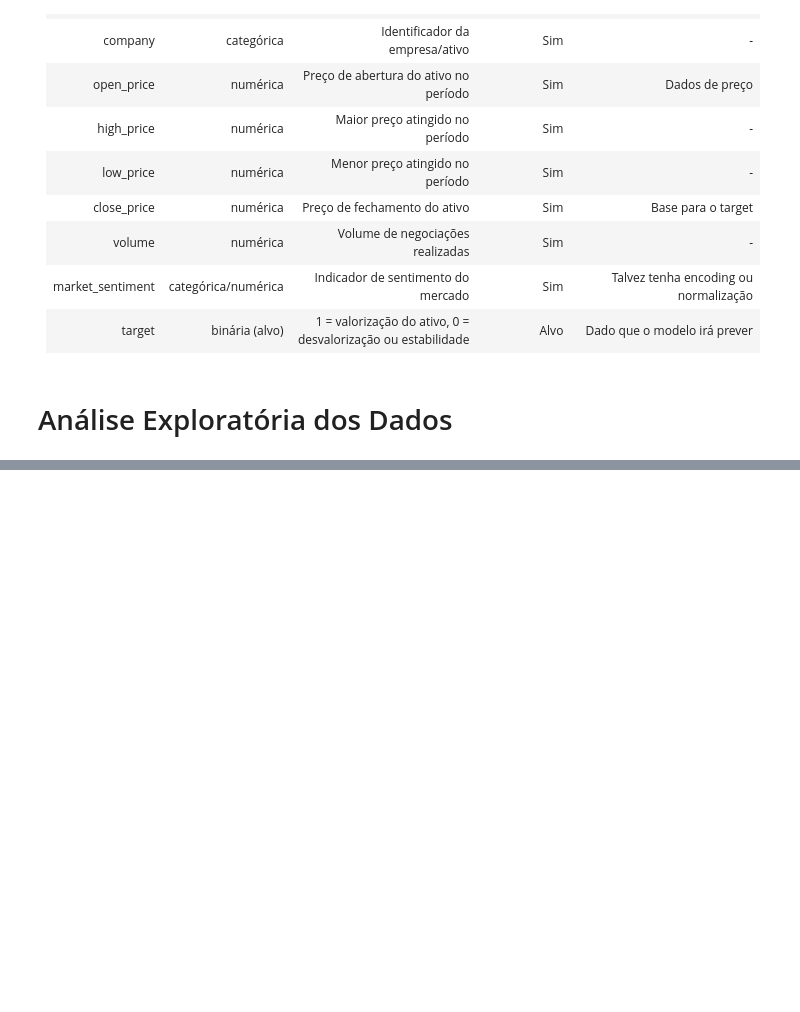
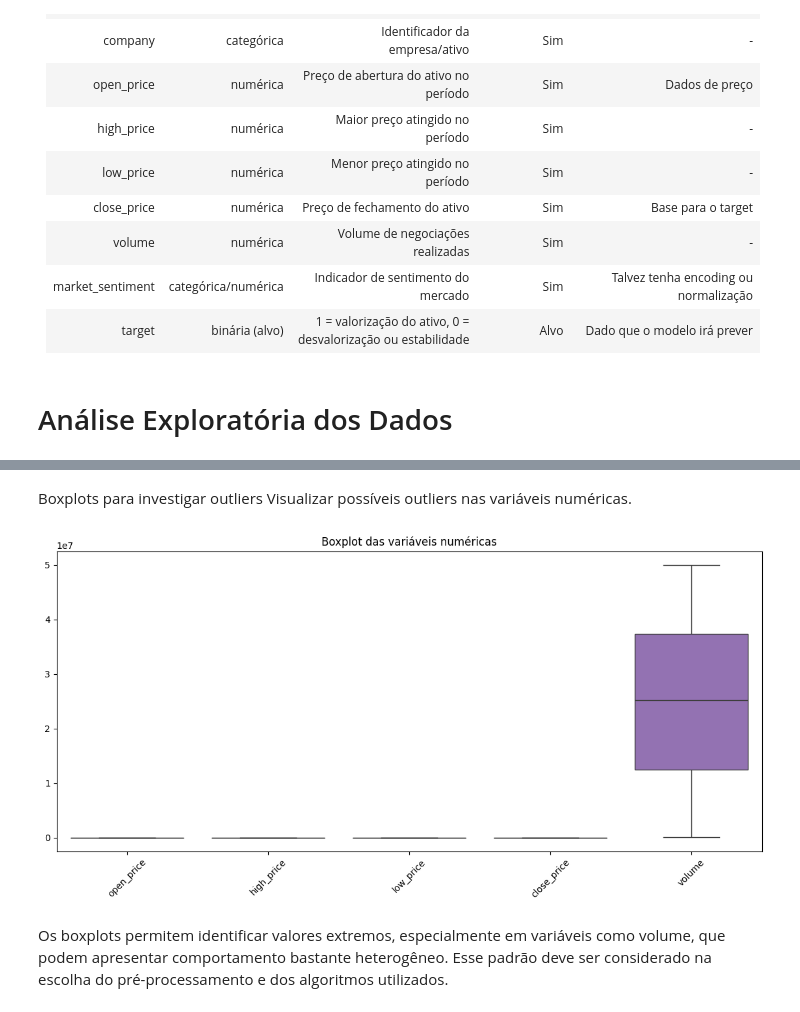
Before and after one commit to Vieiraligia/Data-Science-and-Analytics, a Jupyter notebook: MVP Machine Learning e Analytics/MVP_MachineLearningAnalytics.ipynb, the cells around one changed output, grey strips where cells are left out. Cells and saved outputs as stored; diff of their text form; code cells hidden in the pictures; blank space fills up the shorter version.

```diff
--- a/MVP Machine Learning e Analytics/MVP_MachineLearningAnalytics.ipynb
+++ b/MVP Machine Learning e Analytics/MVP_MachineLearningAnalytics.ipynb
@@ -271,0 +333,13 @@ display(df.sample(5, random_state=SEED))
+# %% [markdown]
+Boxplots para investigar outliers
+Visualizar possíveis outliers nas variáveis numéricas.
+# %%
+plt.figure(figsize=(14,6))
+sns.boxplot(data=df[numeric_cols])
+plt.title('Boxplot das variáveis numéricas')
+plt.xticks(rotation=45)
+plt.show()
+# %% [output]
+[figure, added]
+# %% [markdown]
+Os boxplots permitem identificar valores extremos, especialmente em variáveis como volume, que podem apresentar comportamento bastante heterogêneo. Esse padrão deve ser considerado na escolha do pré-processamento e dos algoritmos utilizados.
```
Also changed, not shown: parts of 30 cells of this notebook.
